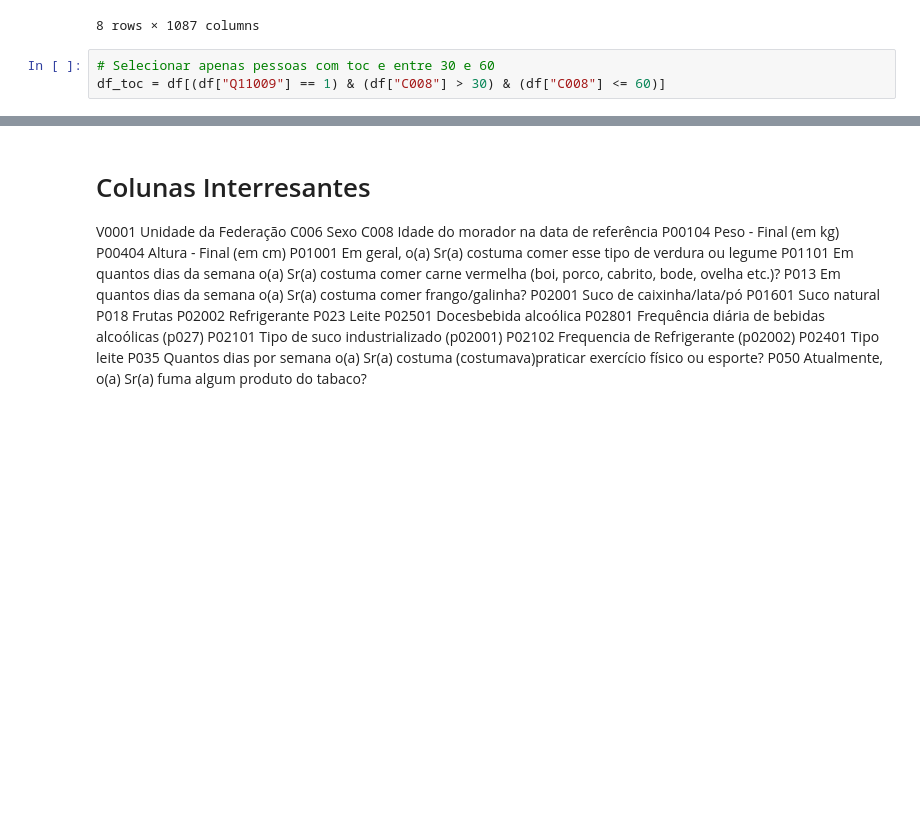
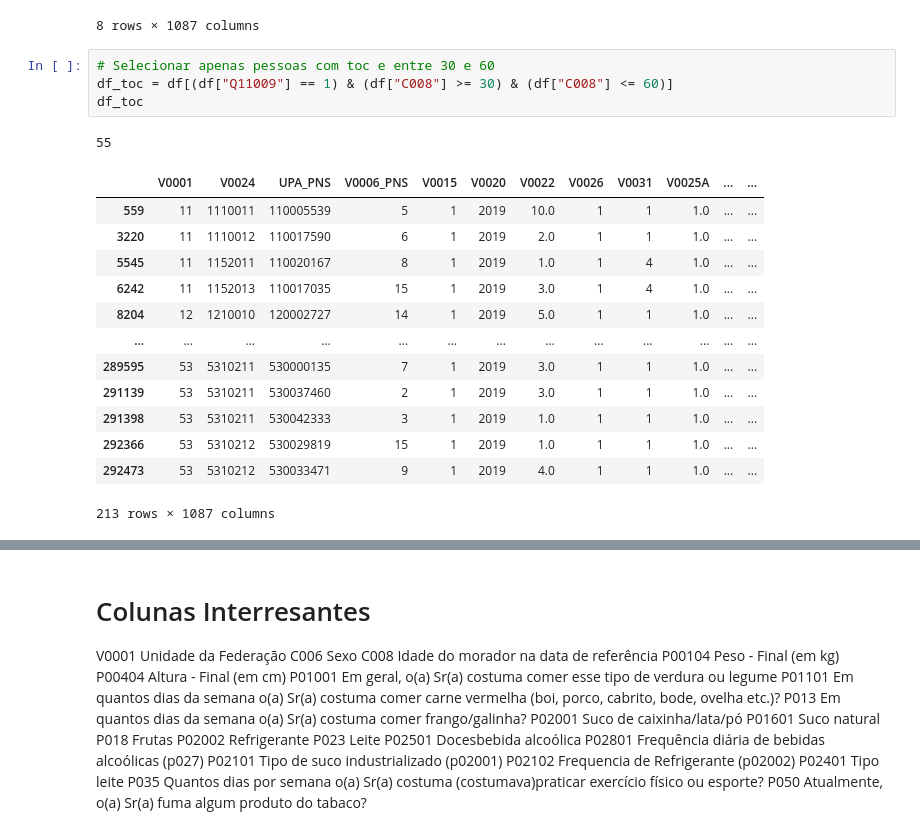
Before and after one commit to ThiagoVenturim/studying_python_data, a Jupyter notebook: pns2019/teste.ipynb, the cells around one changed output, grey strips where cells are left out. Cells and saved outputs as stored; diff of their text form; blank space fills up the shorter version.

```diff
--- a/pns2019/teste.ipynb
+++ b/pns2019/teste.ipynb
@@ -46,6 +62,22 @@ df.describe()
 8 rows × 1087 columns
 # %%
 # Selecionar apenas pessoas com toc e entre 30 e 60
-df_toc = df[(df["Q11009"] == 1) & (df["C008"] > 30) & (df["C008"] <= 60)]
+df_toc = df[(df["Q11009"] == 1) & (df["C008"] >= 30) & (df["C008"] <= 60)]
+df_toc
+# %% [output]
+55
+|  | V0001 | V0024 | UPA_PNS | V0006_PNS | V0015 | V0020 | V0022 | V0026 | V0031 | V0025A | ... | ... |
+| 559 | 11 | 1110011 | 110005539 | 5 | 1 | 2019 | 10.0 | 1 | 1 | 1.0 | ... | ... |
+| 3220 | 11 | 1110012 | 110017590 | 6 | 1 | 2019 | 2.0 | 1 | 1 | 1.0 | ... | ... |
+| 5545 | 11 | 1152011 | 110020167 | 8 | 1 | 2019 | 1.0 | 1 | 4 | 1.0 | ... | ... |
+| 6242 | 11 | 1152013 | 110017035 | 15 | 1 | 2019 | 3.0 | 1 | 4 | 1.0 | ... | ... |
+| 8204 | 12 | 1210010 | 120002727 | 14 | 1 | 2019 | 5.0 | 1 | 1 | 1.0 | ... | ... |
+| ... | ... | ... | ... | ... | ... | ... | ... | ... | ... | ... | ... | ... |
+| 289595 | 53 | 5310211 | 530000135 | 7 | 1 | 2019 | 3.0 | 1 | 1 | 1.0 | ... | ... |
+| 291139 | 53 | 5310211 | 530037460 | 2 | 1 | 2019 | 3.0 | 1 | 1 | 1.0 | ... | ... |
+| 291398 | 53 | 5310211 | 530042333 | 3 | 1 | 2019 | 1.0 | 1 | 1 | 1.0 | ... | ... |
+| 292366 | 53 | 5310212 | 530029819 | 15 | 1 | 2019 | 1.0 | 1 | 1 | 1.0 | ... | ... |
+| 292473 | 53 | 5310212 | 530033471 | 9 | 1 | 2019 | 4.0 | 1 | 1 | 1.0 | ... | ... |
+213 rows × 1087 columns
 # %% [markdown]
 ## Colunas das doenças
```
Also changed, not shown: parts of 6 cells of this notebook.
